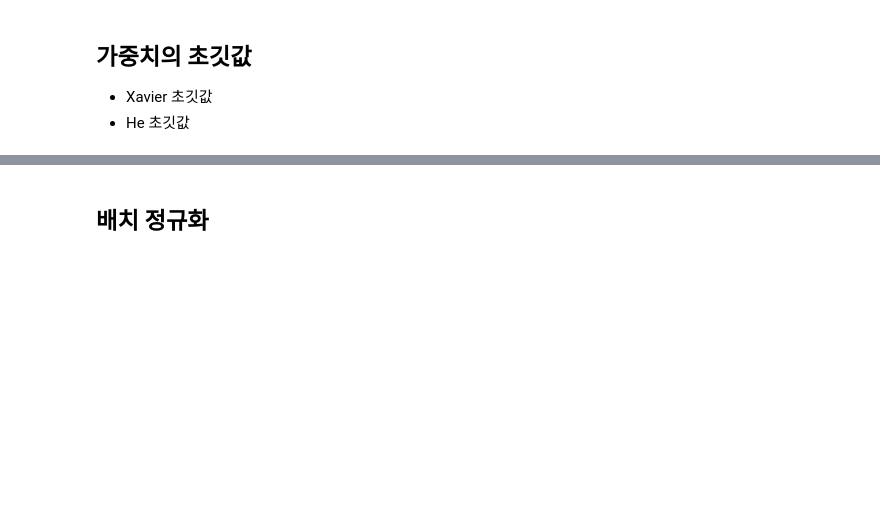
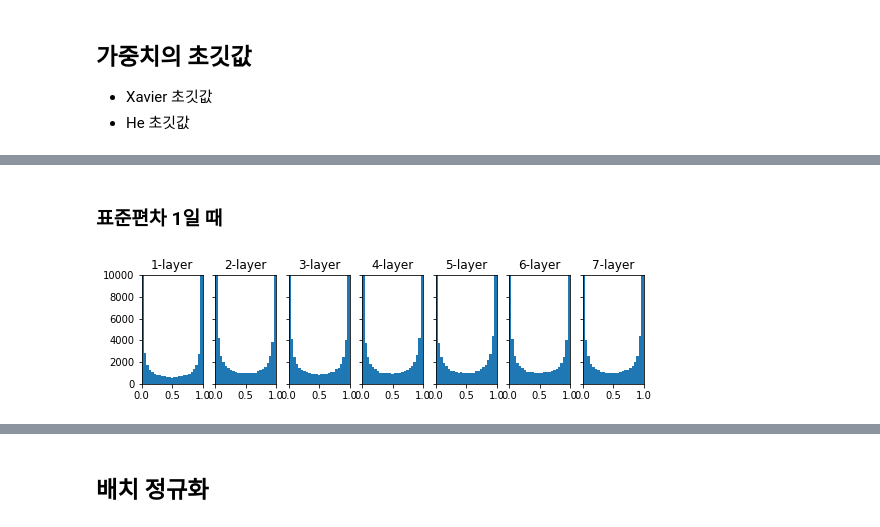
Before and after one commit to winterjung/study, a Jupyter notebook: Book/DeepLearningFromScratch/ch6.ipynb, the cells around one changed output, grey strips where cells are left out. Cells and saved outputs as stored; diff of their text form; code cells hidden in the pictures; blank space fills up the shorter version.

```diff
--- a/Book/DeepLearningFromScratch/ch6.ipynb
+++ b/Book/DeepLearningFromScratch/ch6.ipynb
@@ -205,0 +418,41 @@ plt.show();
+# %%
+import numpy as np
+import matplotlib.pyplot as plt
+from common.functions import sigmoid, relu
+
+np.random.seed(42)
+node_num = 100
+layer_num = 7
+nodes = [node_num] * layer_num
+hidden_layer_size = len(nodes)
+# %%
+def activate(func, weight_init):
+    activations = {}
+    for i in range(hidden_layer_size):
+        if i == 0:
+            x = np.random.randn(1000, 100)
+        w = weight_init
+        y = x @ w
+        z = func(y)
+        activations[i] = z
+        x = z
+    return activations
+# %%
+def show_histogram(activations):
+    fig, ax = plt.subplots(1, len(activations), sharey=True, figsize=(9, 2))
+    ax = ax.flatten()
+    for idx, item in activations.items():
+        ax[idx].set_title(str(idx+1) + "-layer")
+        ax[idx].set_xlim(0, 1)
+        ax[idx].set_ylim(0, 10000)
+        # hist의 두번째 인자는 얼마나 잘게 쪼갤지에 대한 값
+        ax[idx].hist(item.flatten(), 25, range=(0, 1))
+    plt.show();
+# %% [markdown]
+### 표준편차 1일 때
+# %%
+w = np.random.randn(node_num, node_num) * 1
+activations = activate(sigmoid, w)
+show_histogram(activations)
+# %% [output]
+[figure, added]
```
Also changed, not shown: parts of 27 cells of this notebook.
